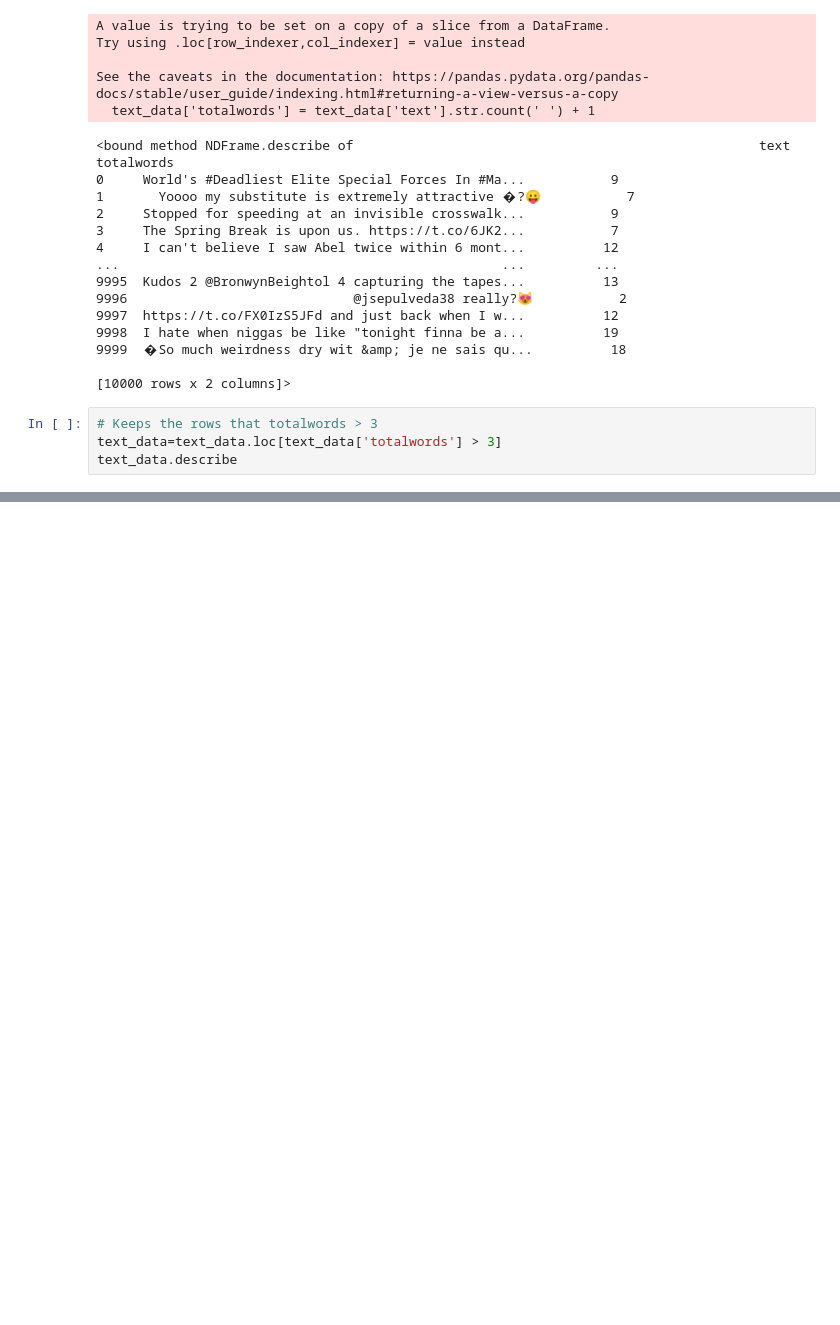
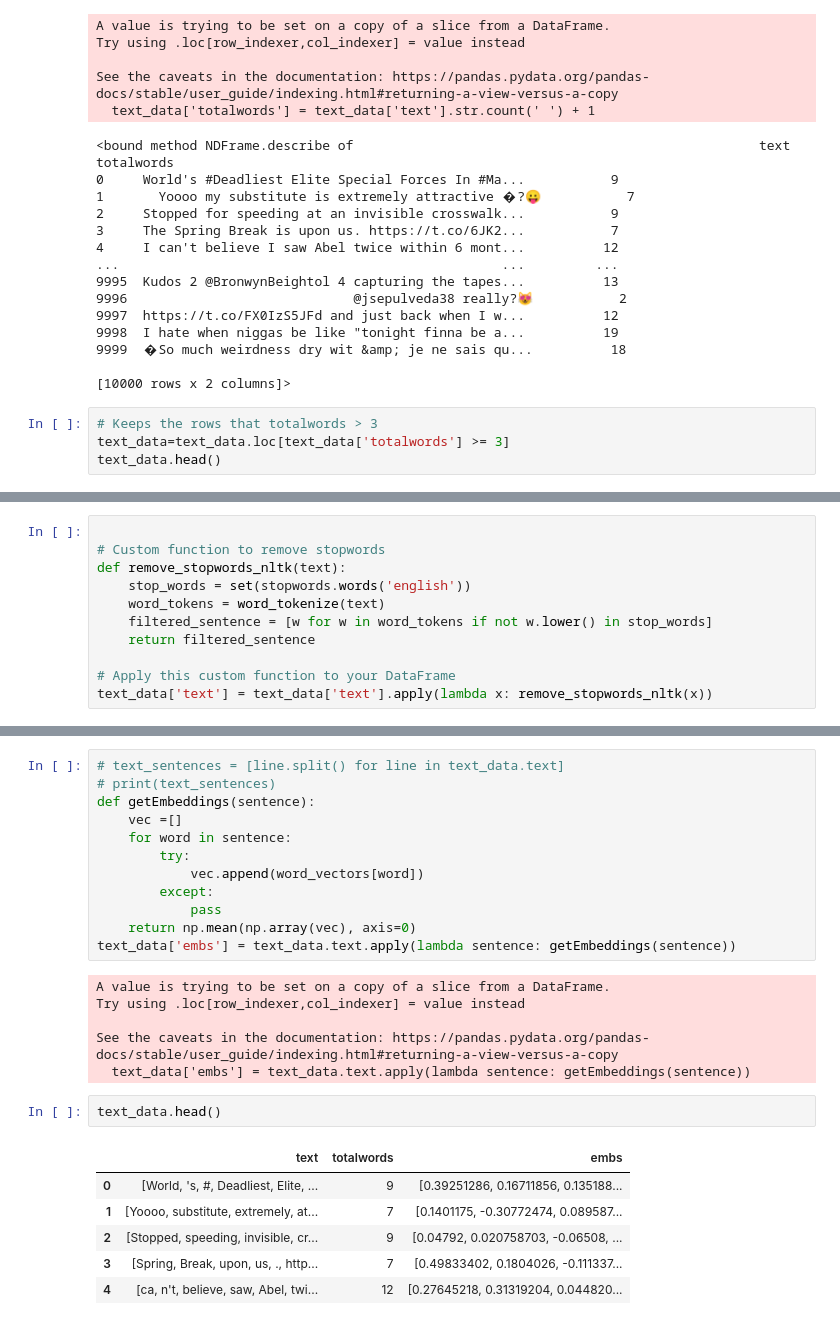
Before and after one commit to KostasSpyropoylos/thesis, a Jupyter notebook: py.ipynb, the cells around one changed output, grey strips where cells are left out. Cells and saved outputs as stored; diff of their text form; blank space fills up the shorter version.

```diff
--- a/py.ipynb
+++ b/py.ipynb
@@ -175,6 +159,6 @@ See the caveats in the documentation: https://pandas.pydata.org/pandas-docs/stab
 [10000 rows x 2 columns]>
 # %%
 # Keeps the rows that totalwords > 3
-text_data=text_data.loc[text_data['totalwords'] > 3]
-text_data.describe
+text_data=text_data.loc[text_data['totalwords'] >= 3]
+text_data.head()
 # %% [output]
@@ -218,0 +185,11 @@ print(model.wv.most_similar('trump'))
+# %%
+
+# Custom function to remove stopwords
+def remove_stopwords_nltk(text):
+    stop_words = set(stopwords.words('english'))
+    word_tokens = word_tokenize(text)
+    filtered_sentence = [w for w in word_tokens if not w.lower() in stop_words]
+    return filtered_sentence
+
+# Apply this custom function to your DataFrame
+text_data['text'] = text_data['text'].apply(lambda x: remove_stopwords_nltk(x))
@@ -218,0 +211,27 @@ print(model.wv.most_similar('trump'))
+# %%
+# text_sentences = [line.split() for line in text_data.text]
+# print(text_sentences)
+def getEmbeddings(sentence):
+    vec =[]
+    for word in sentence:
+        try:
+            vec.append(word_vectors[word])
+        except:
+            pass
+    return np.mean(np.array(vec), axis=0)
+text_data['embs'] = text_data.text.apply(lambda sentence: getEmbeddings(sentence))
+# %% [output]
+A value is trying to be set on a copy of a slice from a DataFrame.
+Try using .loc[row_indexer,col_indexer] = value instead
+
+See the caveats in the documentation: https://pandas.pydata.org/pandas-docs/stable/user_guide/indexing.html#returning-a-view-versus-a-copy
+  text_data['embs'] = text_data.text.apply(lambda sentence: getEmbeddings(sentence))
+# %%
+text_data.head()
+# %% [output]
+|  | text | totalwords | embs |
+| 0 | [World, 's, #, Deadliest, Elite, ... | 9 | [0.39251286, 0.16711856, 0.135188... |
+| 1 | [Yoooo, substitute, extremely, at... | 7 | [0.1401175, -0.30772474, 0.089587... |
+| 2 | [Stopped, speeding, invisible, cr... | 9 | [0.04792, 0.020758703, -0.06508, ... |
+| 3 | [Spring, Break, upon, us, ., http... | 7 | [0.49833402, 0.1804026, -0.111337... |
+| 4 | [ca, n't, believe, saw, Abel, twi... | 12 | [0.27645218, 0.31319204, 0.044820... |
```
Also changed, not shown: parts of 16 cells of this notebook.
